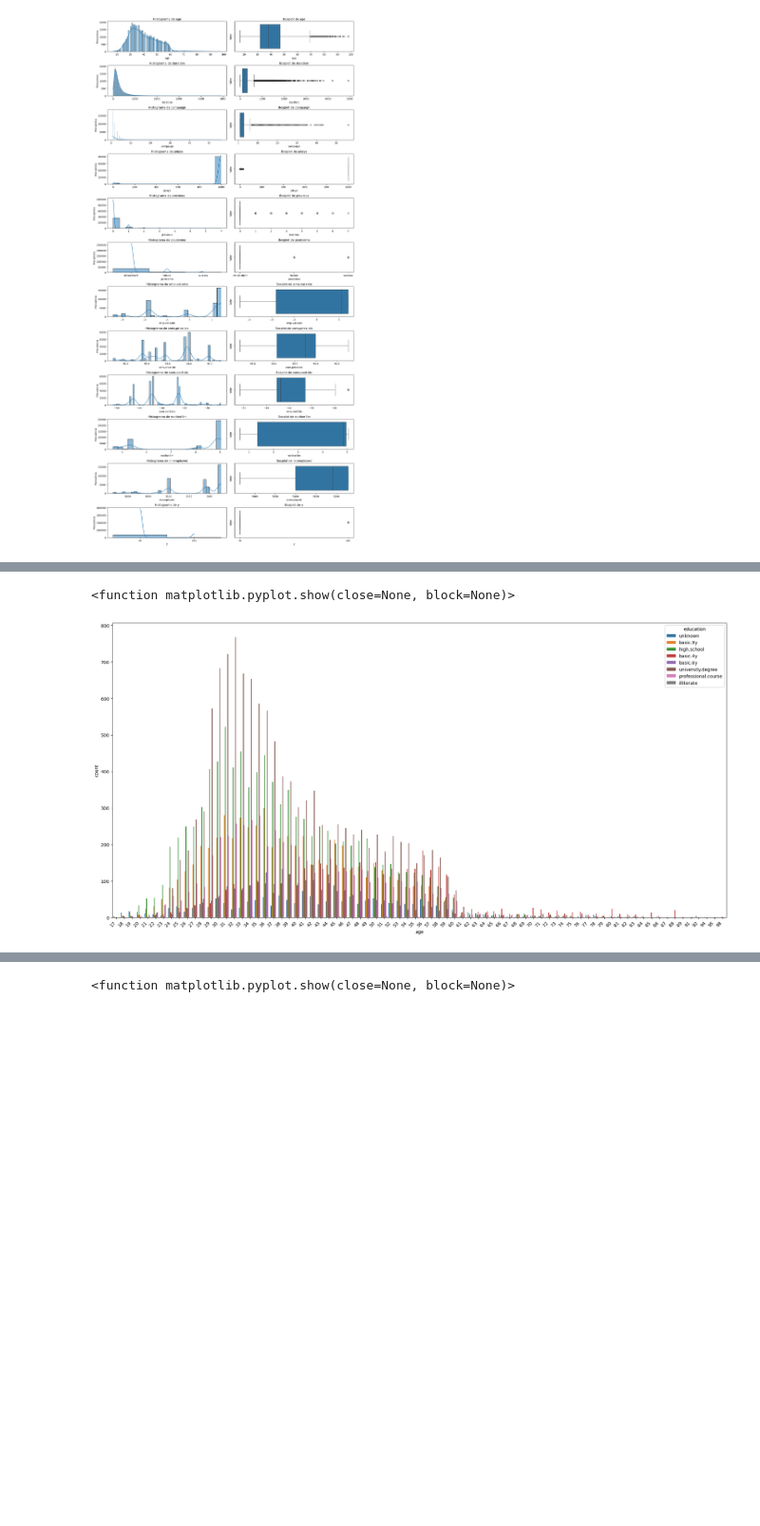
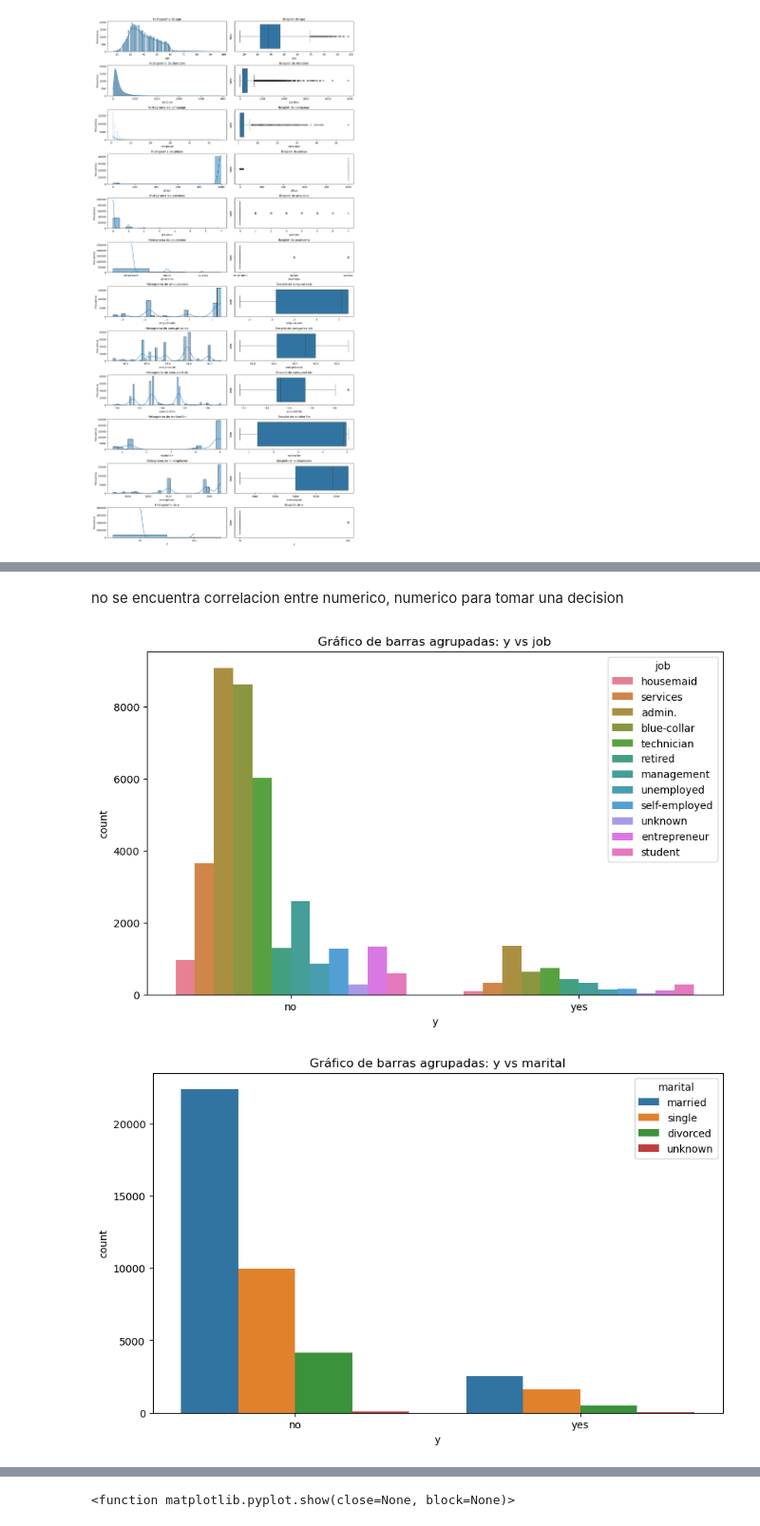
Before and after one commit to Valenfrc/machine-learning, a Jupyter notebook: src/explore.ipynb, the cells around one changed output, grey strips where cells are left out. Shown at 95% size. Drawn from its saved outputs; the diff is of its cells as text; code cells hidden in the pictures; blank space fills up the shorter version.

```diff
--- a/src/explore.ipynb
+++ b/src/explore.ipynb
@@ -212,10 +205,39 @@ sns.heatmap(df[["age", "nr.employed"]].corr(), annot = True, fmt = ".2f", ax = a
-# %%
-#categorico-categorico
-plt.figure(figsize=(20, 10))
-ax = sns.countplot(data=df, x='age', hue='education')
-plt.xticks(rotation=45, ha="right")
-plt.tight_layout()
-plt.show
-# %% [output]
-<function matplotlib.pyplot.show(close=None, block=None)>
-[figure, removed]
+# %% [markdown]
+no se encuentra correlacion entre numerico, numerico para tomar una decision
+# %%
+import matplotlib.pyplot as plt
+import pandas as pd
+import seaborn as sns
+
+def crear_graficos_categoricos(df2, variable_x, variable_hue):
+    """
+    Crea gráficos de barras agrupadas y apiladas para dos variables categóricas.
+
+    Args:
+        df: DataFrame de Pandas.
+        variable_x: Nombre de la variable en el eje x.
+        variable_hue: Nombre de la variable para agrupar las barras.
+    """
+    # Gráfico de barras agrupadas
+    plt.figure(figsize=(10, 6))
+    sns.countplot(x=variable_x, hue=variable_hue, data=df)
+    plt.title(f'Gráfico de barras agrupadas: {variable_x} vs {variable_hue}')
+    plt.show()
+
+
+data = {
+    'y': ['yes', 'no', 'yes', 'yes', 'no', 'no'],
+    'job': ['admin','blue-collar','entrepreneur','management','retired','self-employed'],
+    'marital': ['married', 'single', 'married', 'divorced', 'single', 'married'],
+    'loan': ['no', 'yes', 'unknown', 'no', 'yes', 'unknown'],
+    'contact': ['cellular', 'telephone', 'cellular', 'cellular', 'telephone', 'cellular'],
+    'default': ['no', 'no', 'yes', 'no', 'yes', 'no']
+}
+df2 = pd.DataFrame(data)
+
+crear_graficos_categoricos(df2, 'y', 'job')
+crear_graficos_categoricos(df2, 'y', 'marital')
+crear_graficos_categoricos(df2, 'marital', 'loan')
+# %% [output]
+[figure, added]
+[figure, added]
```
Also changed, not shown: parts of 4 cells of this notebook.
